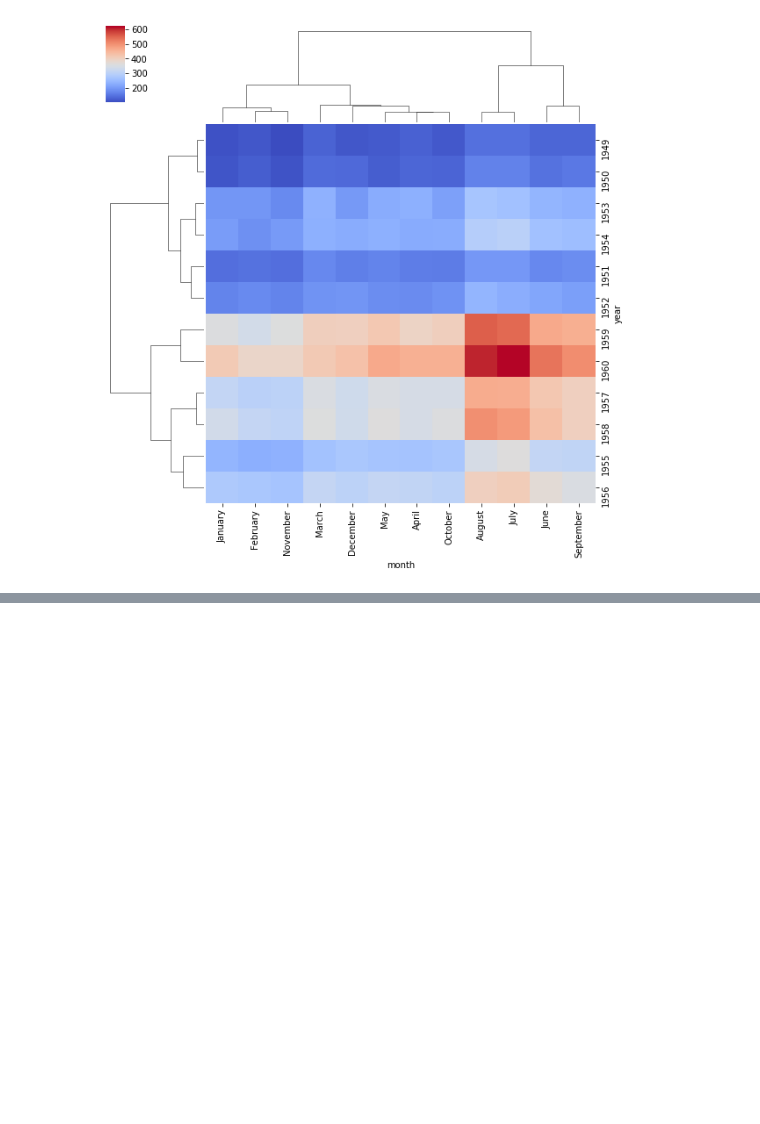
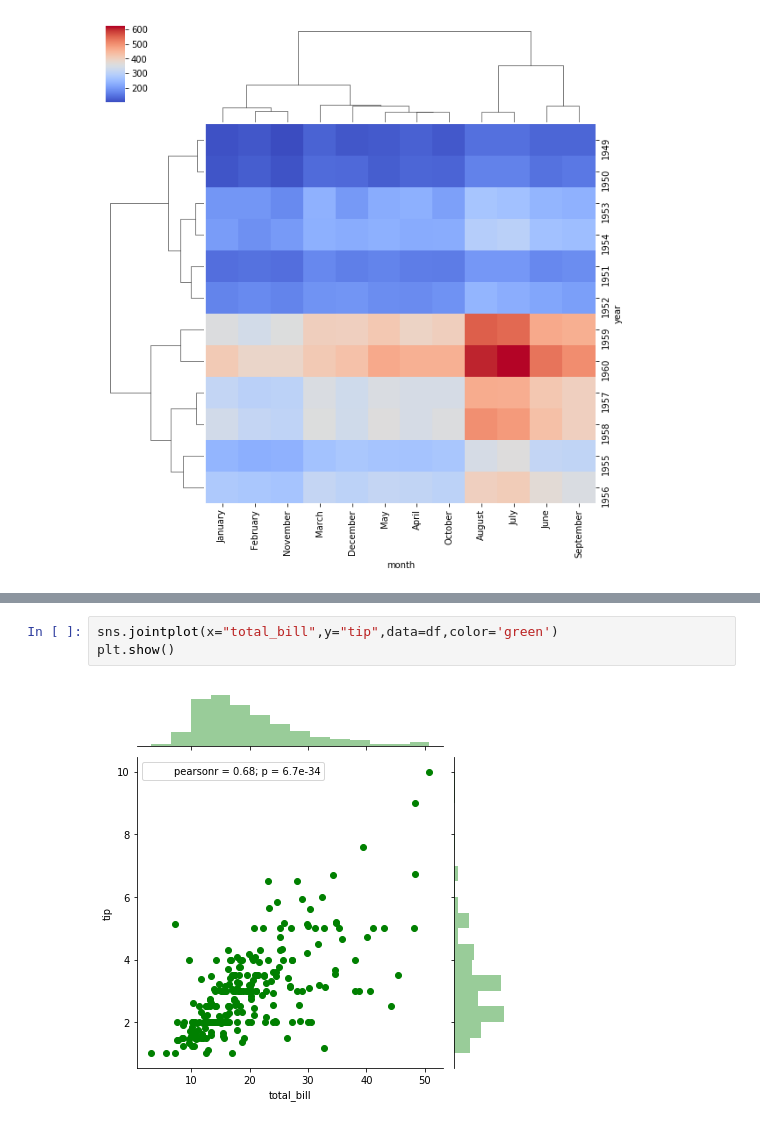
Before and after one commit to yaminisingh31/python, a Jupyter notebook: data_science/Pandas.ipynb, the cells around one changed output, grey strips where cells are left out. Saved outputs shown, nothing was run; the diff lists cells and outputs as text; blank space fills up the shorter version.

```diff
--- a/data_science/Pandas.ipynb
+++ b/data_science/Pandas.ipynb
@@ -348,0 +392,5 @@ sns.clustermap(data,cmap="coolwarm")
+# %%
+sns.jointplot(x="total_bill",y="tip",data=df,color='green')
+plt.show()
+# %% [output]
+[figure, added]
```
Also changed, not shown: parts of 15 cells of this notebook, 4 other files.
